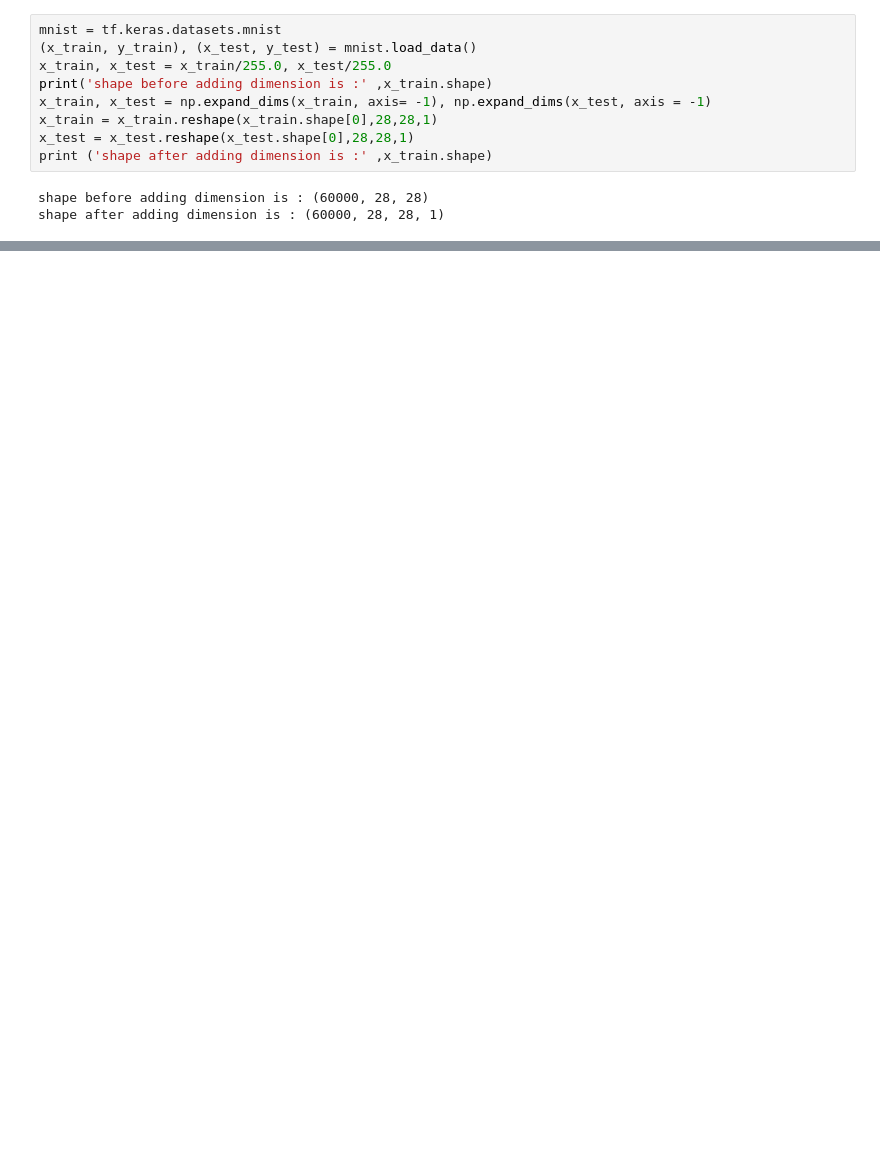
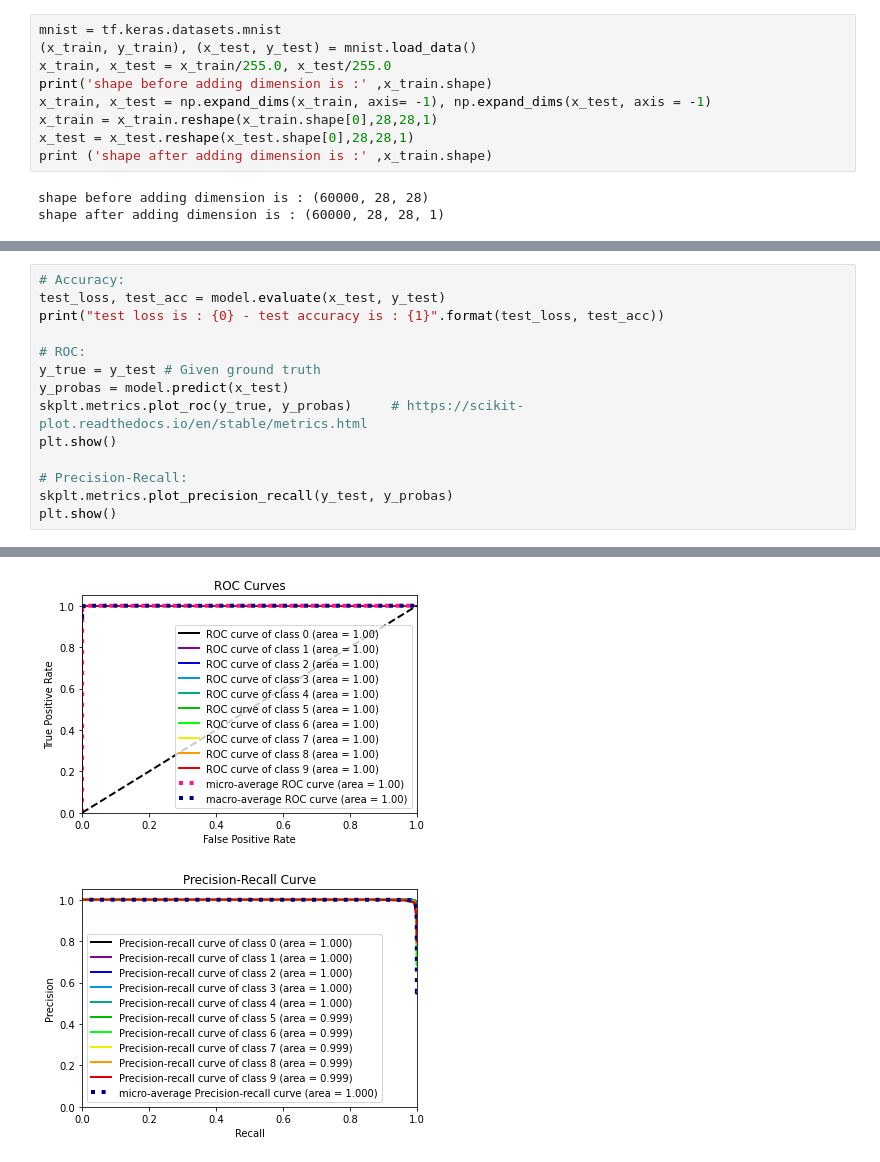
Before and after one commit to Adrieennn/CNN, a Jupyter notebook: NN.ipynb, the cells around one changed output, grey strips where cells are left out. Drawn from its saved outputs; the diff is of its cells as text; blank space fills up the shorter version.

Commit message:
ROC + precission-recall

```diff
--- a/NN.ipynb
+++ b/NN.ipynb
@@ -103,0 +110,15 @@ test loss is : 0.030063047241355525 - test accuracy is : 0.9900000095367432
+# %%
+# Accuracy:
+test_loss, test_acc = model.evaluate(x_test, y_test)
+print("test loss is : {0} - test accuracy is : {1}".format(test_loss, test_acc))
+
+# ROC:
+y_true = y_test # Given ground truth
+y_probas = model.predict(x_test)
+skplt.metrics.plot_roc(y_true, y_probas)     # https://scikit-plot.readthedocs.io/en/stable/metrics.html
+plt.show()
+
+# Precision-Recall:
+skplt.metrics.plot_precision_recall(y_test, y_probas)
+plt.show()
+# %% [output]
@@ -104,3 +127,5 @@ test loss is : 0.030063047241355525 - test accuracy is : 0.9900000095367432
+[figure, added]
+[figure, added]
 # %%
 '''our second model is the LeNet network which has an input shape of (32, 32, 1).
 
```
Also changed, not shown: parts of 12 cells of this notebook.
